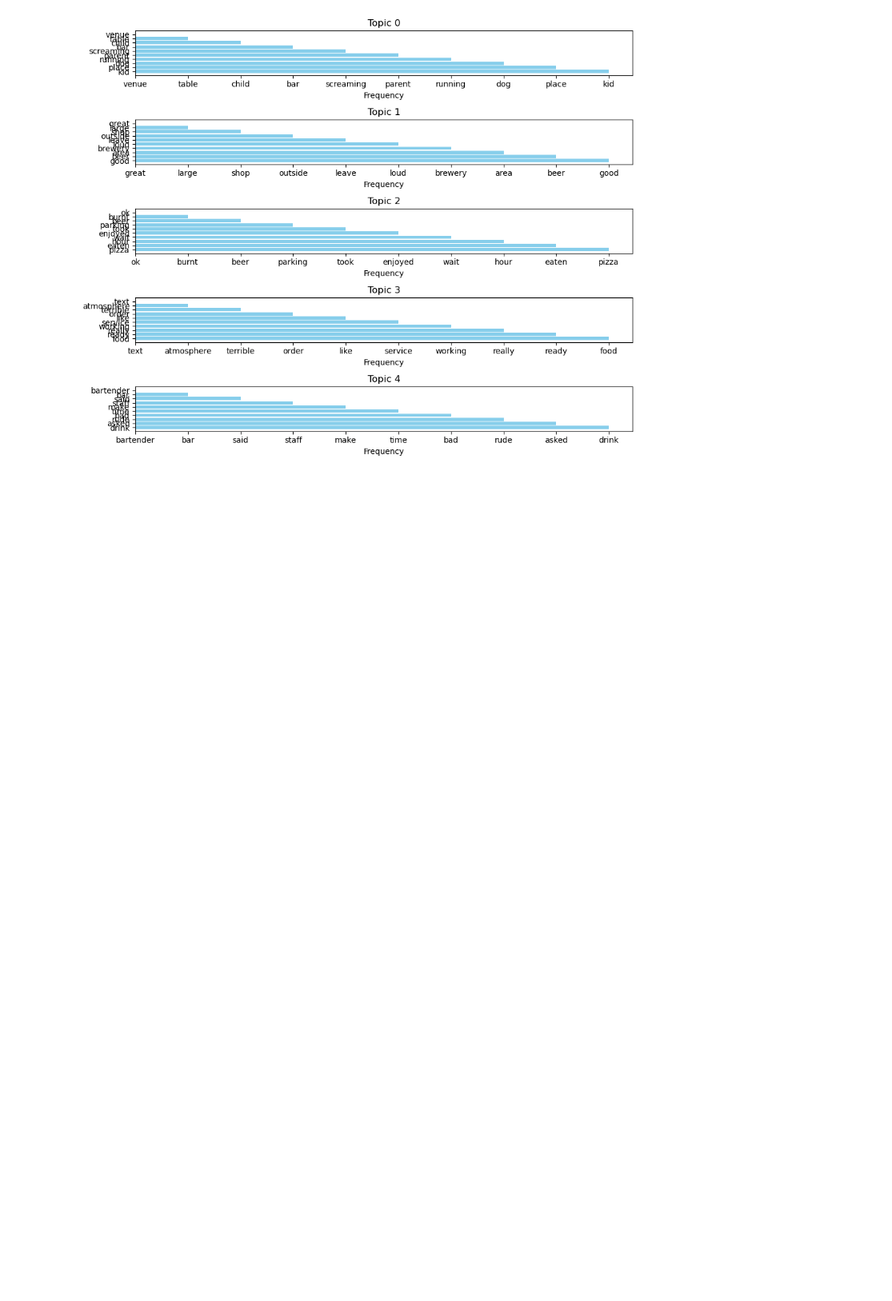
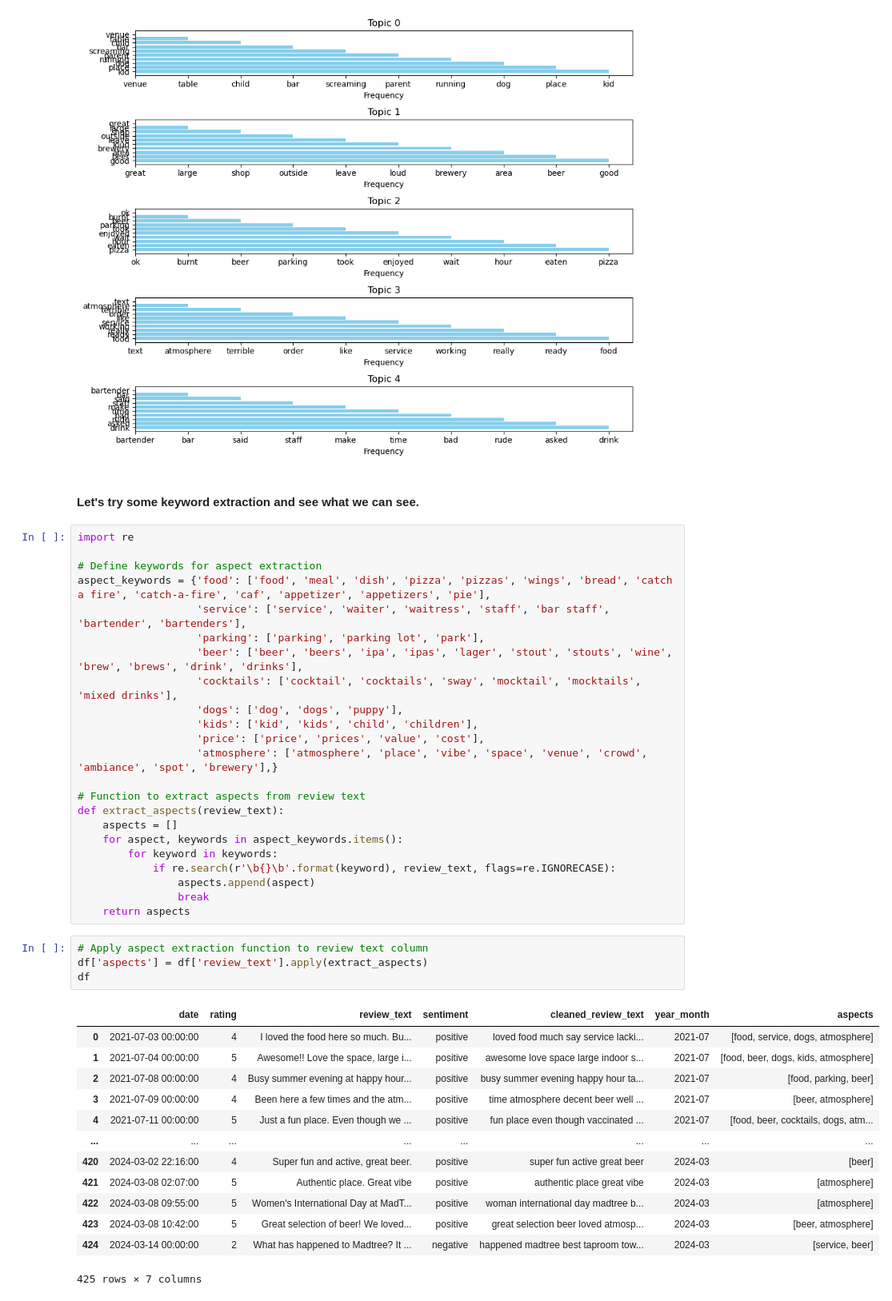
Before and after one commit to cyborgrob/MT_Reviews_SA, a Jupyter notebook: consolidate_reviews.ipynb, the cells around one changed output. Shown: that part at 80% size. Drawn from its saved outputs; the diff is of its cells as text; blank space fills up the shorter version.

```diff
--- a/consolidate_reviews.ipynb
+++ b/consolidate_reviews.ipynb
@@ -521,3 +513,46 @@ plt.tight_layout()
 plt.show()
 # %% [output]
 [figure]
+# %% [markdown]
+#### Let's try some keyword extraction and see what we can see.
+# %%
+import re
+
+# Define keywords for aspect extraction
+aspect_keywords = {'food': ['food', 'meal', 'dish', 'pizza', 'pizzas', 'wings', 'bread', 'catch a fire', 'catch-a-fire', 'caf', 'appetizer', 'appetizers', 'pie'],
+                   'service': ['service', 'waiter', 'waitress', 'staff', 'bar staff', 'bartender', 'bartenders'],
+                   'parking': ['parking', 'parking lot', 'park'],
+                   'beer': ['beer', 'beers', 'ipa', 'ipas', 'lager', 'stout', 'stouts', 'wine', 'brew', 'brews', 'drink', 'drinks'],
+                   'cocktails': ['cocktail', 'cocktails', 'sway', 'mocktail', 'mocktails', 'mixed drinks'],
+                   'dogs': ['dog', 'dogs', 'puppy'],
+                   'kids': ['kid', 'kids', 'child', 'children'],
+                   'price': ['price', 'prices', 'value', 'cost'],
+                   'atmosphere': ['atmosphere', 'place', 'vibe', 'space', 'venue', 'crowd', 'ambiance', 'spot', 'brewery'],}
+
+# Function to extract aspects from review text
+def extract_aspects(review_text):
+    aspects = []
+    for aspect, keywords in aspect_keywords.items():
+        for keyword in keywords:
+            if re.search(r'\b{}\b'.format(keyword), review_text, flags=re.IGNORECASE):
+                aspects.append(aspect)
+                break
+    return aspects
+# %%
+# Apply aspect extraction function to review text column
+df['aspects'] = df['review_text'].apply(extract_aspects)
+df
+# %% [output]
+|  | date | rating | review_text | sentiment | cleaned_review_text | year_month | aspects |
+| 0 | 2021-07-03 00:00:00 | 4 | I loved the food here so much. Bu... | positive | loved food much say service lacki... | 2021-07 | [food, service, dogs, atmosphere] |
+| 1 | 2021-07-04 00:00:00 | 5 | Awesome!! Love the space, large i... | positive | awesome love space large indoor s... | 2021-07 | [food, beer, dogs, kids, atmosphere] |
+| 2 | 2021-07-08 00:00:00 | 4 | Busy summer evening at happy hour... | positive | busy summer evening happy hour ta... | 2021-07 | [food, parking, beer] |
+| 3 | 2021-07-09 00:00:00 | 4 | Been here a few times and the atm... | positive | time atmosphere decent beer well ... | 2021-07 | [beer, atmosphere] |
+| 4 | 2021-07-11 00:00:00 | 5 | Just a fun place. Even though we ... | positive | fun place even though vaccinated ... | 2021-07 | [food, beer, cocktails, dogs, atm... |
+| ... | ... | ... | ... | ... | ... | ... | ... |
+| 420 | 2024-03-02 22:16:00 | 4 | Super fun and active, great beer. | positive | super fun active great beer | 2024-03 | [beer] |
+| 421 | 2024-03-08 02:07:00 | 5 | Authentic place. Great vibe | positive | authentic place great vibe | 2024-03 | [atmosphere] |
+| 422 | 2024-03-08 09:55:00 | 5 | Women's International Day at MadT... | positive | woman international day madtree b... | 2024-03 | [atmosphere] |
+| 423 | 2024-03-08 10:42:00 | 5 | Great selection of beer! We loved... | positive | great selection beer loved atmosp... | 2024-03 | [beer, atmosphere] |
+| 424 | 2024-03-14 00:00:00 | 2 | What has happened to Madtree? It ... | negative | happened madtree best taproom tow... | 2024-03 | [service, beer] |
+425 rows × 7 columns
```
Also changed, not shown: parts of 6 cells of this notebook.
